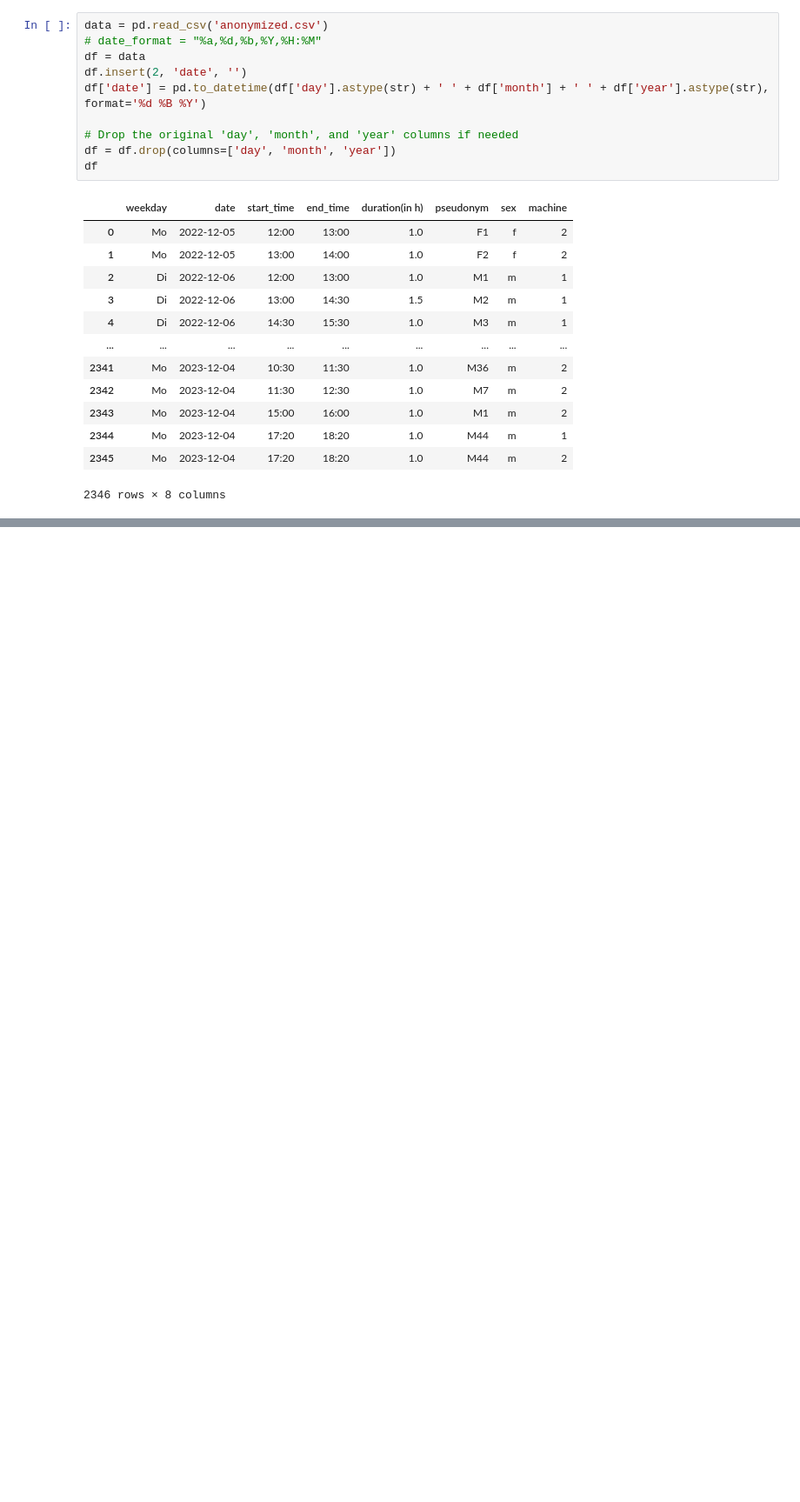
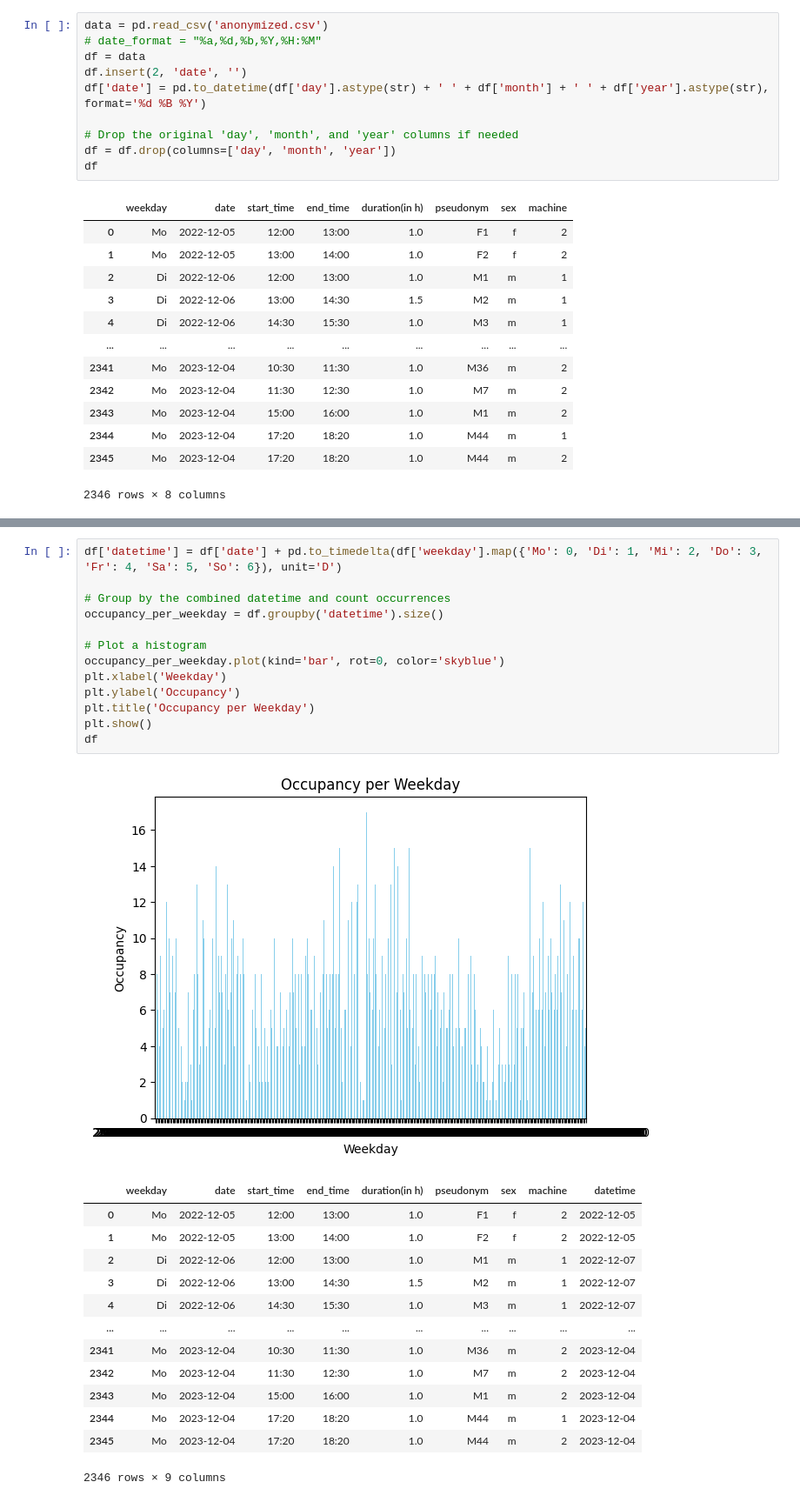
Before and after one commit to lenardrommel/washingmachine-analysis, a Jupyter notebook: src/analysis/analysis.ipynb, the cells around one changed output, grey strips where cells are left out. Shown at 87% size. Saved outputs shown, nothing was run; the diff lists cells and outputs as text; blank space fills up the shorter version.

```diff
--- a/src/analysis/analysis.ipynb
+++ b/src/analysis/analysis.ipynb
@@ -30,2 +75,30 @@ df
+# %%
+df['datetime'] = df['date'] + pd.to_timedelta(df['weekday'].map({'Mo': 0, 'Di': 1, 'Mi': 2, 'Do': 3, 'Fr': 4, 'Sa': 5, 'So': 6}), unit='D')
+
+# Group by the combined datetime and count occurrences
+occupancy_per_weekday = df.groupby('datetime').size()
+
+# Plot a histogram
+occupancy_per_weekday.plot(kind='bar', rot=0, color='skyblue')
+plt.xlabel('Weekday')
+plt.ylabel('Occupancy')
+plt.title('Occupancy per Weekday')
+plt.show()
+df
+# %% [output]
+[figure, added]
+|  | weekday | date | start_time | end_time | duration(in h) | pseudonym | sex | machine | datetime |
+| 0 | Mo | 2022-12-05 | 12:00 | 13:00 | 1.0 | F1 | f | 2 | 2022-12-05 |
+| 1 | Mo | 2022-12-05 | 13:00 | 14:00 | 1.0 | F2 | f | 2 | 2022-12-05 |
+| 2 | Di | 2022-12-06 | 12:00 | 13:00 | 1.0 | M1 | m | 1 | 2022-12-07 |
+| 3 | Di | 2022-12-06 | 13:00 | 14:30 | 1.5 | M2 | m | 1 | 2022-12-07 |
+| 4 | Di | 2022-12-06 | 14:30 | 15:30 | 1.0 | M3 | m | 1 | 2022-12-07 |
+| ... | ... | ... | ... | ... | ... | ... | ... | ... | ... |
+| 2341 | Mo | 2023-12-04 | 10:30 | 11:30 | 1.0 | M36 | m | 2 | 2023-12-04 |
+| 2342 | Mo | 2023-12-04 | 11:30 | 12:30 | 1.0 | M7 | m | 2 | 2023-12-04 |
+| 2343 | Mo | 2023-12-04 | 15:00 | 16:00 | 1.0 | M1 | m | 2 | 2023-12-04 |
+| 2344 | Mo | 2023-12-04 | 17:20 | 18:20 | 1.0 | M44 | m | 1 | 2023-12-04 |
+| 2345 | Mo | 2023-12-04 | 17:20 | 18:20 | 1.0 | M44 | m | 2 | 2023-12-04 |
+2346 rows × 9 columns
 # %%
 # %% [output]
```
Also changed, not shown: parts of 6 cells of this notebook.
